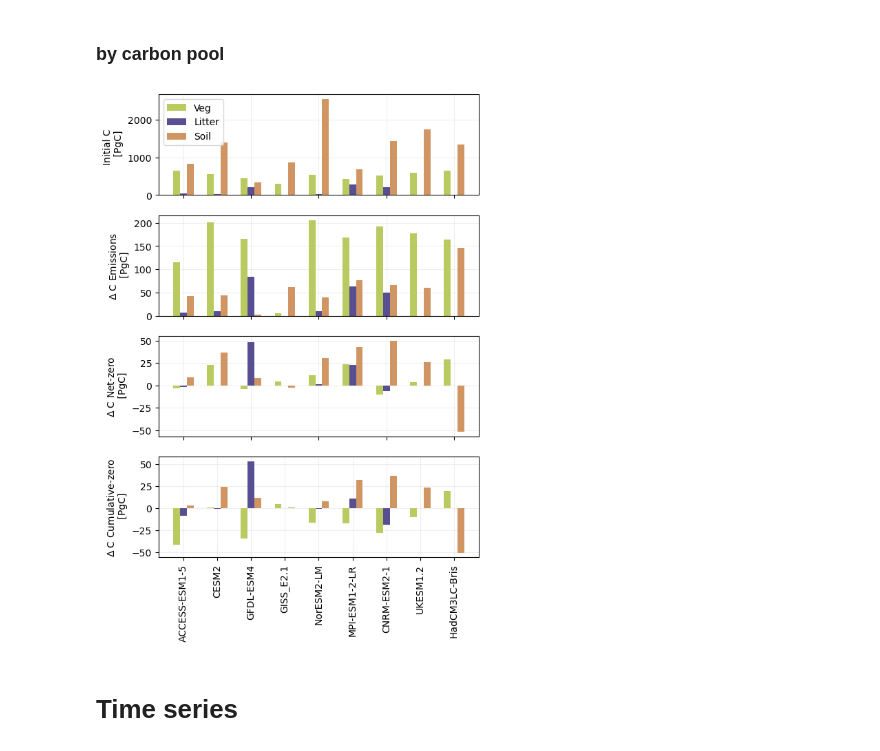
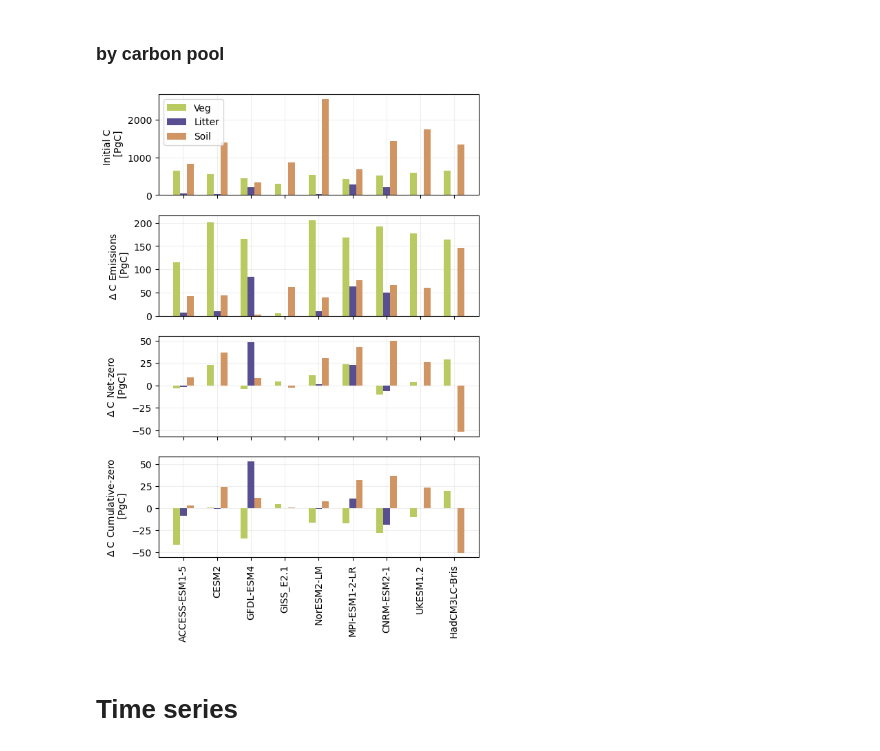
Before and after one commit to aswann/flat10MIP_analysis, a Jupyter notebook: figures_paper.ipynb, the cells around one changed output. Drawn from its saved outputs; the diff is of its cells as text; code cells hidden in the pictures.

```diff
--- a/figures_paper.ipynb
+++ b/figures_paper.ipynb
@@ -589,6 +575,7 @@ for g in range(len(group_names)):
         axes[g].set_xticks(np.arange(len(modellist)))
         axes[g].set_xticklabels(modellist, rotation=90)
     else:
+        axes[g].set_xticks(np.arange(len(modellist)))
         axes[g].tick_params(labelbottom=False)
 
 axes[0].set_ylabel('Initial C \n [PgC]')
@@ -687,34 +674,35 @@ for g in range(len(group_names)):
     axes[g].grid(alpha=0.2)
 
     # Only show x-axis ticks on the last subplot
     if g == len(group_names) - 1:
         axes[g].set_xticks(np.arange(len(modellist)))
         axes[g].set_xticklabels(modellist, rotation=90)
     else:
+        axes[g].set_xticks(np.arange(len(modellist)))
         axes[g].tick_params(labelbottom=False)
 
 axes[0].set_ylabel('Initial C \n [PgC]')
 axes[1].set_ylabel('$\Delta$ C Emissions \n [PgC]')
 axes[2].set_ylabel('$\Delta$ C Net-zero \n [PgC]')
 axes[3].set_ylabel('$\Delta$ C Cumulative-zero \n [PgC]')
 
 axes[0].legend()
 # fig.tight_layout()
 fig.subplots_adjust(top=0.95)
 #fig.suptitle("Vegetation Carbon Stocks by Latitude and Model", fontsize=14)
 
 
 
 
 
 
 
 plt.savefig("figures/bar_poolchange_PgC.pdf", bbox_inches='tight')
 plt.savefig("figures/bar_poolchange_PgC.png", bbox_inches='tight')
 plt.show()
 plt.close()
 # %% [output]
-[figure, old version]
+[figure, new version]
 # %% [markdown]
 # Time series
 # %%
```
Also changed, not shown: parts of 12 cells of this notebook, 13 other files.
